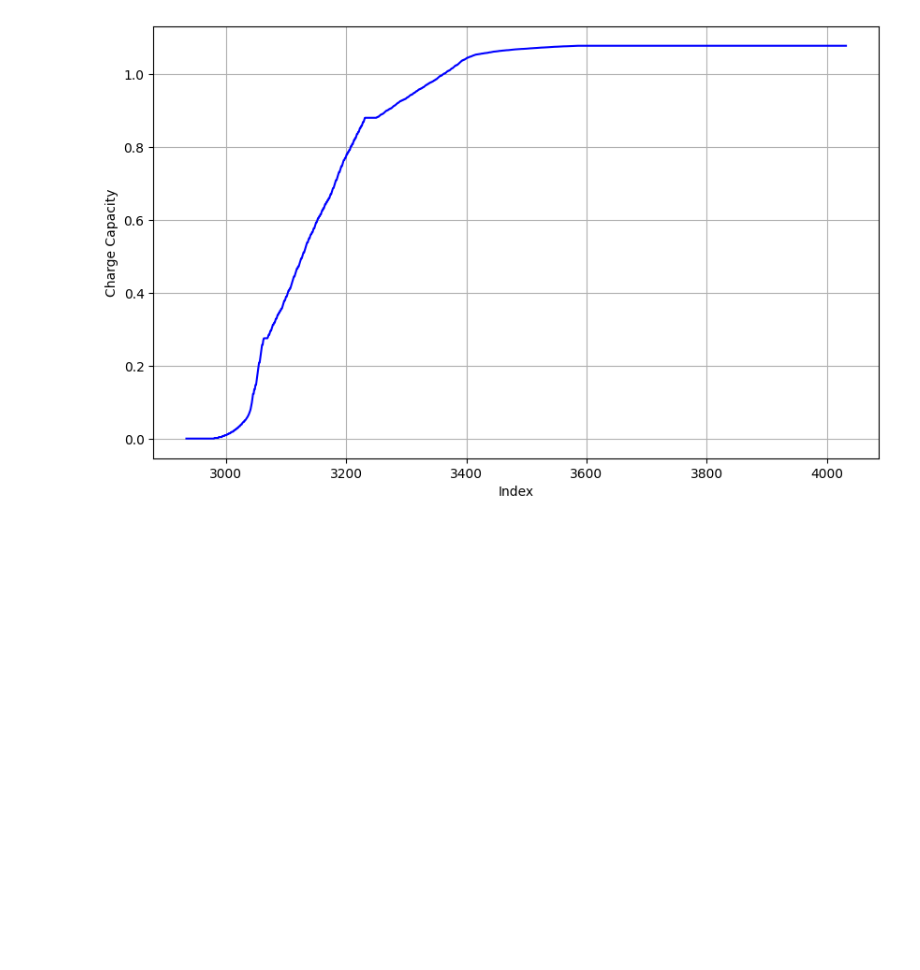
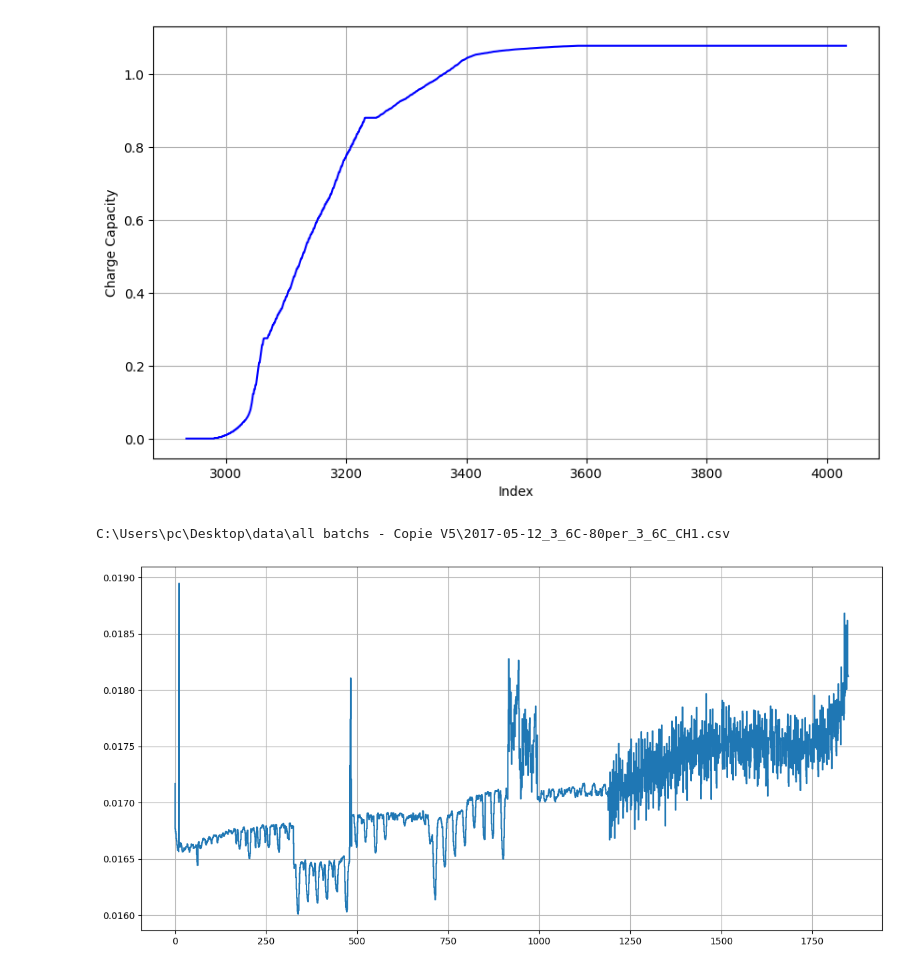
Before and after one commit to SalimMabed/PHM-Batteries, a Jupyter notebook: plot_data.ipynb, the cells around one changed output. Cells and saved outputs as stored; diff of their text form; code cells hidden in the pictures; blank space fills up the shorter version.

```diff
--- a/plot_data.ipynb
+++ b/plot_data.ipynb
@@ -191,3 +191,30 @@ plt.grid(True)
 plt.show()
 # %% [output]
 [figure]
+# %%
+import pandas as pd
+import matplotlib.pyplot as plt
+
+# Charger le dataset
+directory = r'C:\Users\pc\Desktop\data\all batchs - Copie V5\2017-05-12_3_6C-80per_3_6C_CH1.csv'
+df = pd.read_csv(directory)
+
+# Supprimer tous les cycles où df['Internal_Resistance'] < 0.150
+df = df[df['Internal_Resistance'] >= 0.0150]
+
+# Afficher le fichier chargé
+print(directory)
+
+# Tracer le maximum de la capacité de décharge pour chaque Cycle_Index
+plt.figure(figsize=(12, 6))
+plt.plot(df['Cycle_Index'], df['Internal_Resistance'], label=directory)
+
+# Ajouter une grille et ajuster le layout
+plt.grid(True)
+plt.tight_layout()
+
+# Afficher le graphique
+plt.show()
+# %% [output]
+C:\Users\pc\Desktop\data\all batchs - Copie V5\2017-05-12_3_6C-80per_3_6C_CH1.csv
+[figure, added]
```
Also changed, not shown: parts of 3 cells of this notebook, 1 other file.
